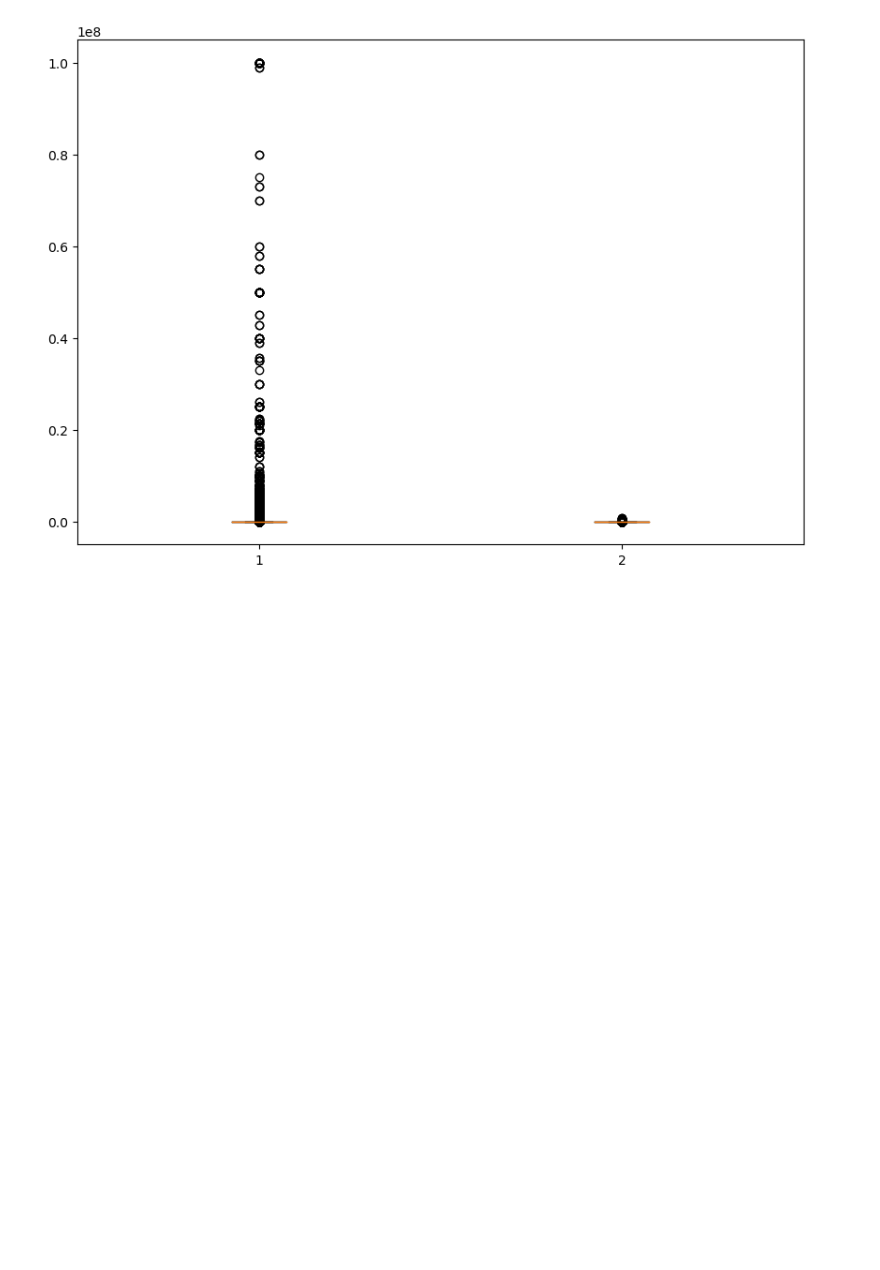
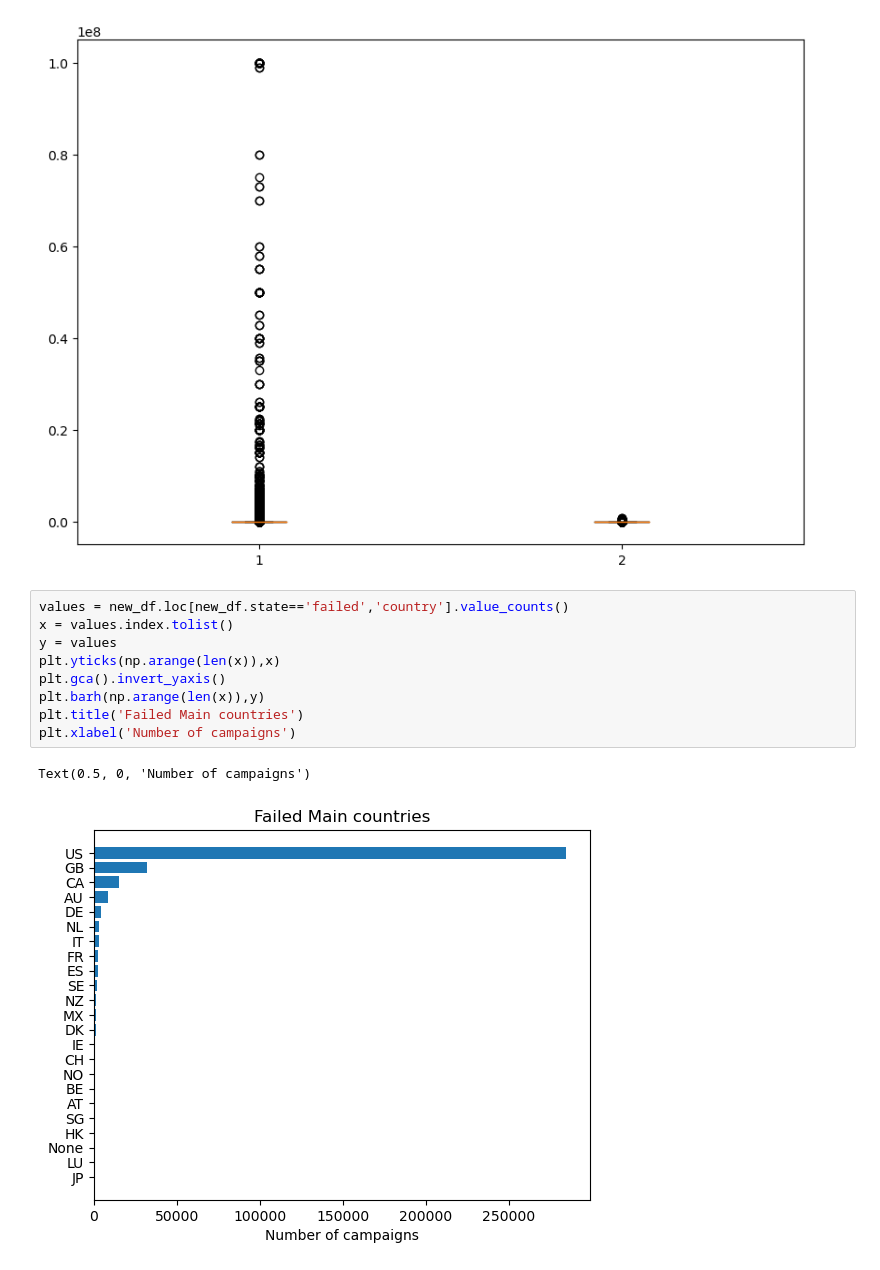
Before and after one commit to Iten-No-404/KickStarter-Success-Prediction, a Jupyter notebook: EDA.ipynb, the cells around one changed output. Cells and saved outputs as stored; diff of their text form; blank space fills up the shorter version.

Commit message:
Adding extra graphs

```diff
--- a/EDA.ipynb
+++ b/EDA.ipynb
@@ -172,3 +172,15 @@ plt.boxplot(data)
 plt.show()
 # %% [output]
 [figure]
+# %%
+values = new_df.loc[new_df.state=='failed','country'].value_counts()
+x = values.index.tolist()
+y = values
+plt.yticks(np.arange(len(x)),x)
+plt.gca().invert_yaxis()
+plt.barh(np.arange(len(x)),y)
+plt.title('Failed Main countries')
+plt.xlabel('Number of campaigns')
+# %% [output]
+Text(0.5, 0, 'Number of campaigns')
+[figure, added]
```
Also changed, not shown: parts of 3 cells of this notebook.
